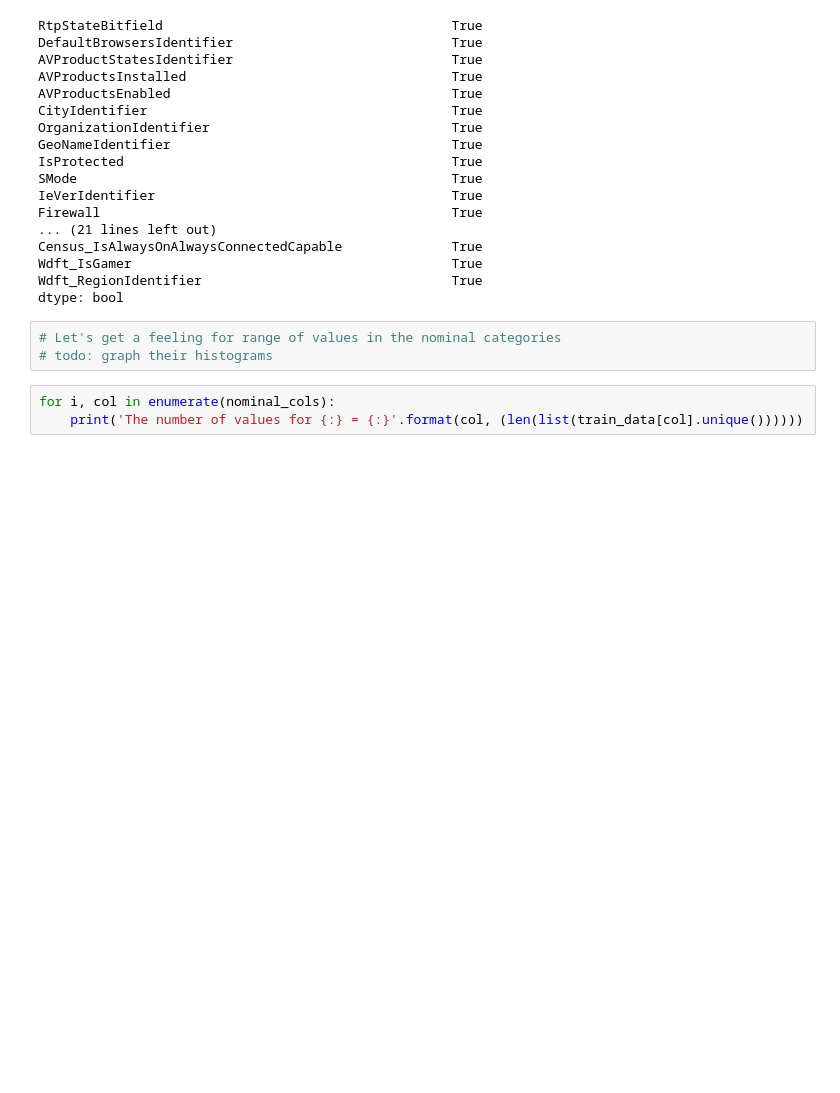
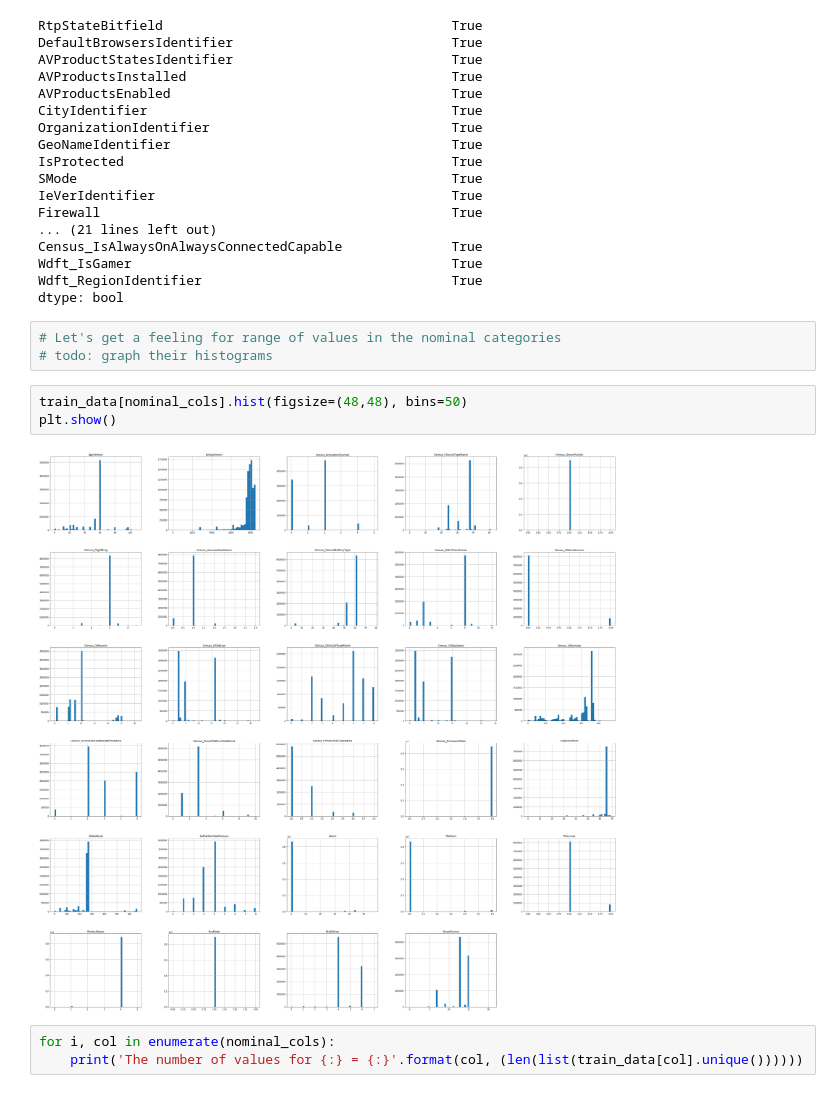
Before and after one commit to kevin-hartman/207-final-project, a Jupyter notebook: KH-notebook.ipynb, the cells around one changed output. Drawn from its saved outputs; the diff is of its cells as text; blank space fills up the shorter version.

Commit message:
Created a continuous_col array as a subset of numeric. Added histograms

```diff
--- a/KH-notebook.ipynb
+++ b/KH-notebook.ipynb
@@ -214,6 +216,11 @@ dtype: bool
 # %%
 # Let's get a feeling for range of values in the nominal categories
 # todo: graph their histograms
+# %%
+train_data[nominal_cols].hist(figsize=(48,48), bins=50)
+plt.show()
+# %% [output]
+[figure, added]
 # %%
 for i, col in enumerate(nominal_cols):
     print('The number of values for {:} = {:}'.format(col, (len(list(train_data[col].unique())))))
```
Also changed, not shown: parts of 3 cells of this notebook.
